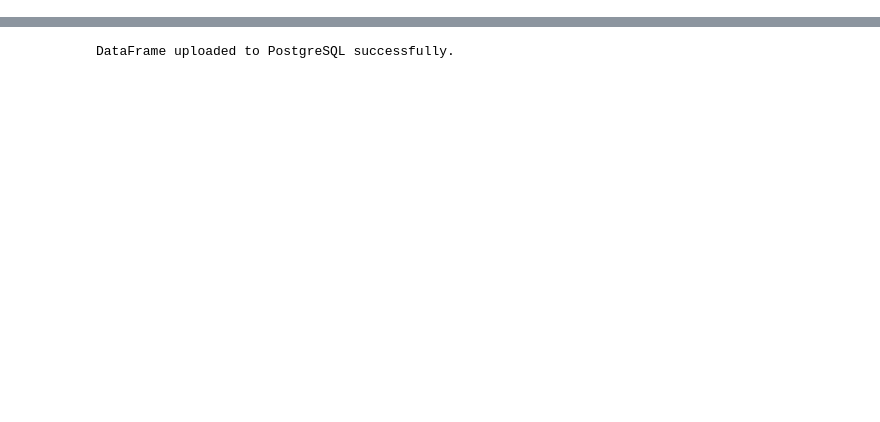
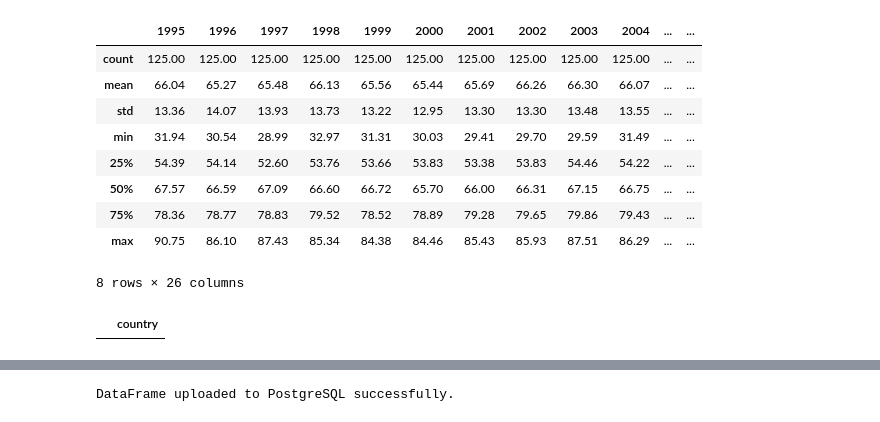
Before and after one commit to BrianRiera/CA_Database-Analytics, a Jupyter notebook: global_temperatures.ipynb, the cells around one changed output, grey strips where cells are left out. Drawn from its saved outputs; the diff is of its cells as text; code cells hidden in the pictures; blank space fills up the shorter version.

```diff
--- a/global_temperatures.ipynb
+++ b/global_temperatures.ipynb
@@ -59,0 +107,45 @@ print(temperature_df['country'].nunique())
+# %%
+# Forward fill NaN values
+temperature_df = temperature_df.ffill()
+
+# Backward fill NaN values
+temperature_df = temperature_df.bfill()
+
+# Drop rows with NaN values after forward and backward fill
+temperature_df = temperature_df.dropna()
+
+# Reset index after dropping rows
+temperature_df = temperature_df.reset_index(drop=True)
+# %%
+# Selecting year columns
+temperature_years = temperature_df.drop(columns=['country'])
+temperature_years.describe().round(2)
+# %% [output]
+|  | 1995 | 1996 | 1997 | 1998 | 1999 | 2000 | 2001 | 2002 | 2003 | 2004 | ... | ... |
+| count | 125.00 | 125.00 | 125.00 | 125.00 | 125.00 | 125.00 | 125.00 | 125.00 | 125.00 | 125.00 | ... | ... |
+| mean | 66.04 | 65.27 | 65.48 | 66.13 | 65.56 | 65.44 | 65.69 | 66.26 | 66.30 | 66.07 | ... | ... |
+| std | 13.36 | 14.07 | 13.93 | 13.73 | 13.22 | 12.95 | 13.30 | 13.30 | 13.48 | 13.55 | ... | ... |
+| min | 31.94 | 30.54 | 28.99 | 32.97 | 31.31 | 30.03 | 29.41 | 29.70 | 29.59 | 31.49 | ... | ... |
+| 25% | 54.39 | 54.14 | 52.60 | 53.76 | 53.66 | 53.83 | 53.38 | 53.83 | 54.46 | 54.22 | ... | ... |
+| 50% | 67.57 | 66.59 | 67.09 | 66.60 | 66.72 | 65.70 | 66.00 | 66.31 | 67.15 | 66.75 | ... | ... |
+| 75% | 78.36 | 78.77 | 78.83 | 79.52 | 78.52 | 78.89 | 79.28 | 79.65 | 79.86 | 79.43 | ... | ... |
+| max | 90.75 | 86.10 | 87.43 | 85.34 | 84.38 | 84.46 | 85.43 | 85.93 | 87.51 | 86.29 | ... | ... |
+8 rows × 26 columns
+# %%
+#Checking for outliers
+
+Q1 = temperature_df.quantile(0.25)
+Q3 = temperature_df.quantile(0.75)
+IQR = Q3 - Q1
+
+lower_bound = Q1 - 1.5 * IQR
+upper_bound = Q3 + 1.5 * IQR
+
+# Identify outliers
+outliers = (temperature_df < lower_bound) | (temperature_df > upper_bound)
+
+# Display outliers
+outliers_countries = temperature_df[['country']][outliers.any(axis=1)]
+outliers_countries
+# %% [output]
+|  | country |
```
Also changed, not shown: parts of 14 cells of this notebook.
